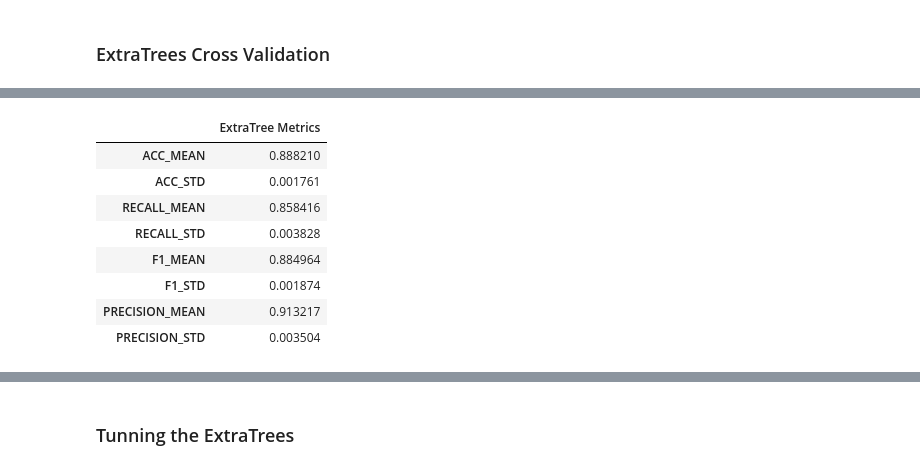
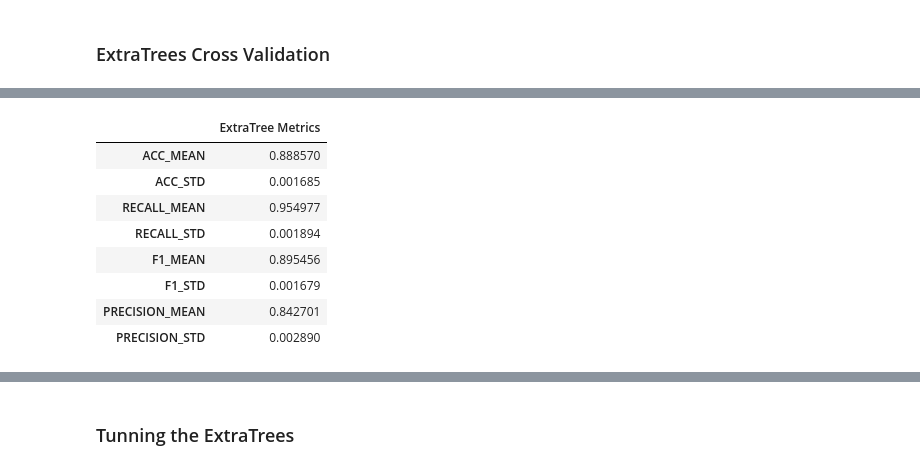
Before and after one commit to bruno154/health_insurence_cross_sell_project, a Jupyter notebook: pa004_health_insurance_cross_sell.ipynb, the cells around one changed output, grey strips where cells are left out. Saved outputs shown, nothing was run; the diff lists cells and outputs as text; code cells hidden in the pictures.

```diff
--- a/pa004_health_insurance_cross_sell.ipynb
+++ b/pa004_health_insurance_cross_sell.ipynb
@@ -1453,11 +1311,7 @@ test_data[var] = rscaler.fit_transform(np.array(test_data[var]).reshape(-1,1))
 # %%
-# X and y
-X_train = train_data
-X_test = test_data
+%%time
+# Balancing the data
+smt = SMOTETomek(sampling_strategy='minority' ,random_state=42, n_jobs=-1)
 
-
-# Balancing the data
-smt = SMOTETomek(sampling_strategy='minority' ,random_state=42)
-
-Xtrain_smt, ytrain_smt = smt.fit_resample(X_train, y_train)
-Xvalid_smt, yvalid_smt = smt.fit_resample(X_test, y_test)
+Xtrain_tomek, ytrain_tomek = smt.fit_resample(Xtrain, ytrain)
+Xvalid_tomek, yvalid_tomek = smt.fit_resample(Xtest, ytest)
@@ -1516,10 +1526,0 @@ X_subset.head()
-# %%
-# Train data
-X_subset['target'] = ytrain_smt
-
-# Sampling due memory problems
-data_train = X_subset.sample(200000)
-
-# Test data
-data_test = Xvalid_smt.copy()
-data_test['target'] = yvalid_smt
@@ -1583,6 +1550,6 @@ X=data_train.drop('target', axis=1)
 y=data_train.target
 
 # Evaluation with cross validation function
-painel, ExtraTreeModel = cross_val_ExtraTree(X=X, y=y)
+painel, ExtraTreeModel = Mycross_validation(X=X_subset, y=ytrain_smt, model=ExtraTreesClassifier())
 painel
 # %% [output]
@@ -1591,9 +1558,9 @@ Wall time: 2min 32s
 |  | ExtraTree Metrics |
-| ACC_MEAN | 0.888210 |
-| ACC_STD | 0.001761 |
-| RECALL_MEAN | 0.858416 |
-| RECALL_STD | 0.003828 |
-| F1_MEAN | 0.884964 |
-| F1_STD | 0.001874 |
-| PRECISION_MEAN | 0.913217 |
-| PRECISION_STD | 0.003504 |
+| ACC_MEAN | 0.888570 |
+| ACC_STD | 0.001685 |
+| RECALL_MEAN | 0.954977 |
+| RECALL_STD | 0.001894 |
+| F1_MEAN | 0.895456 |
+| F1_STD | 0.001679 |
+| PRECISION_MEAN | 0.842701 |
+| PRECISION_STD | 0.002890 |
```
Also changed, not shown: parts of 67 cells of this notebook, 6 other files.
